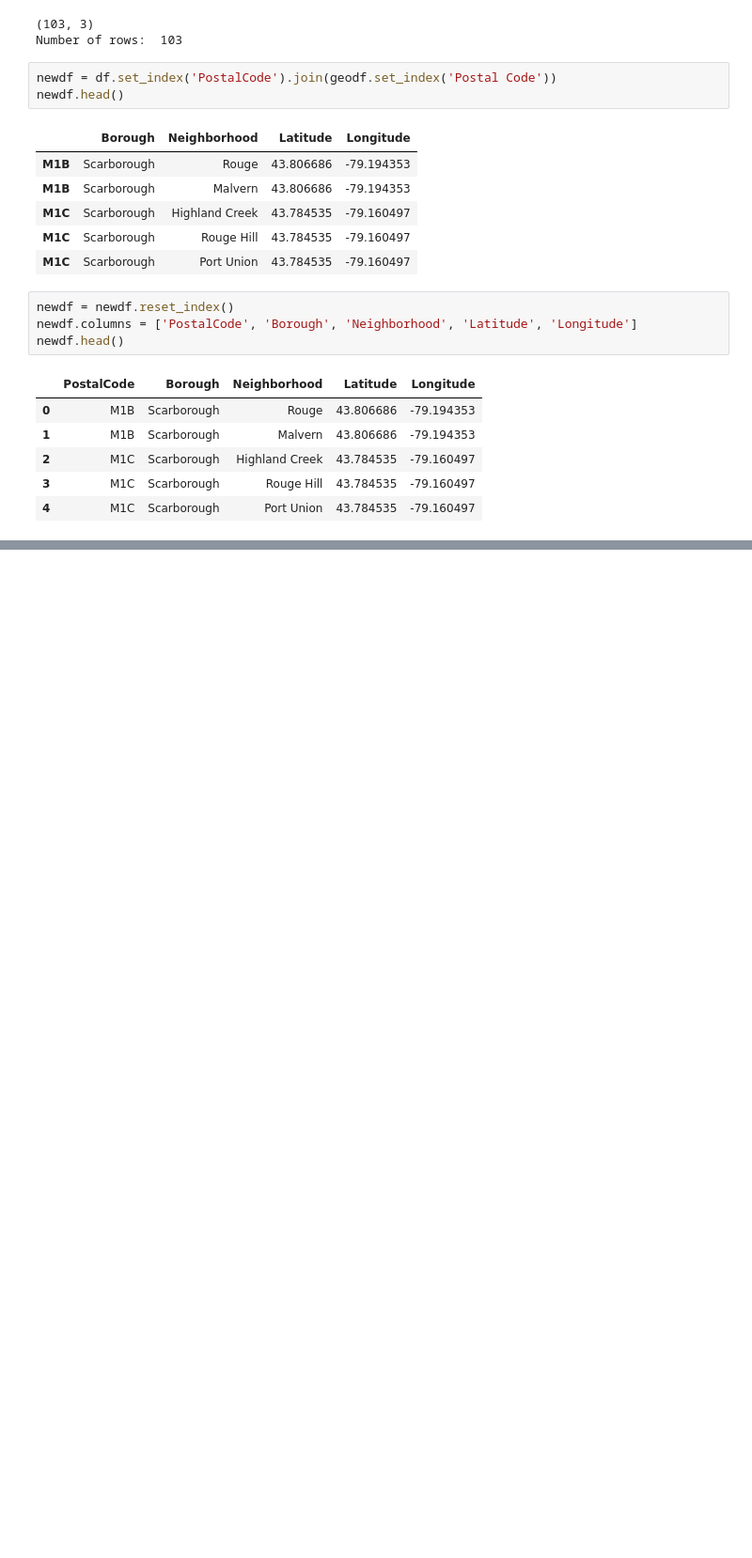
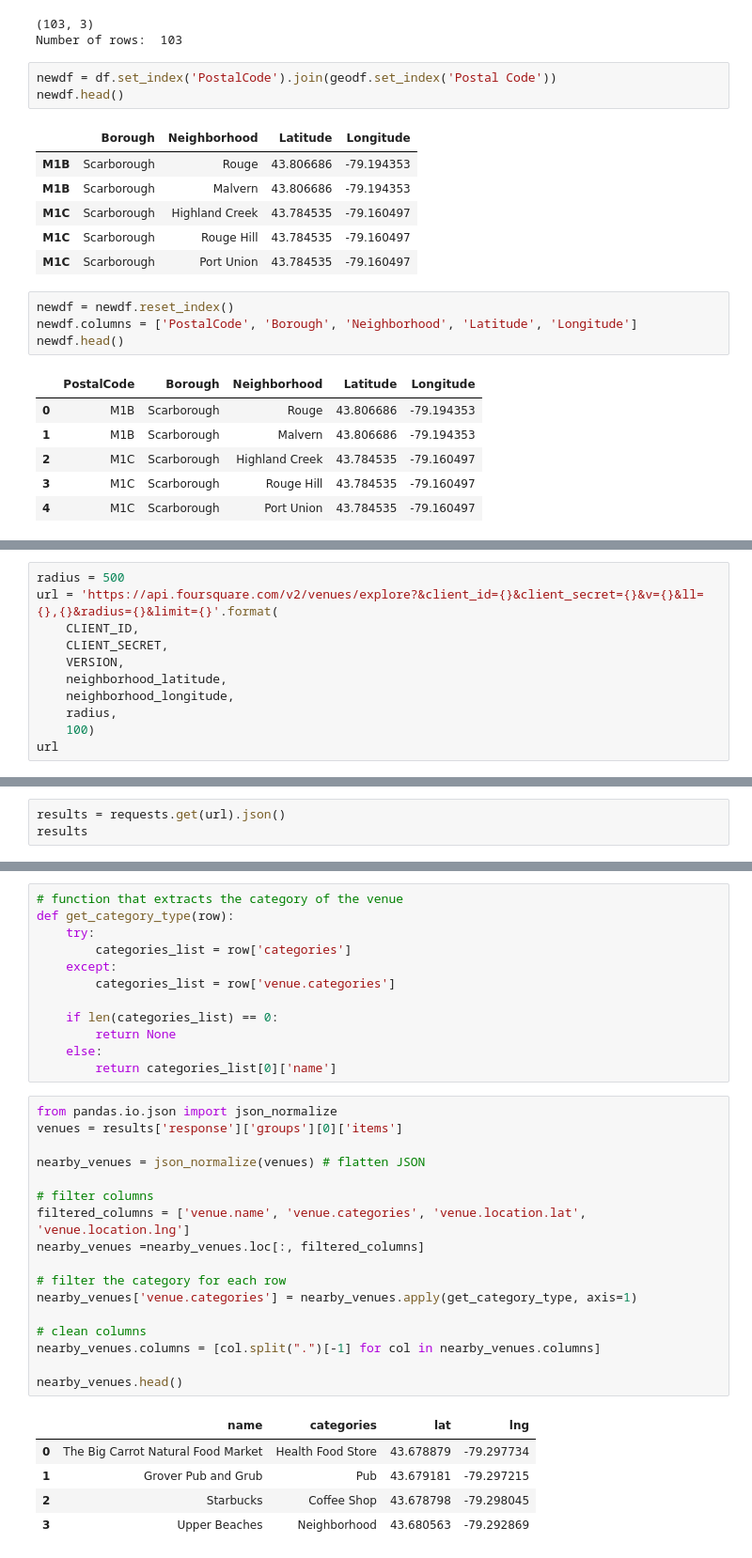
Before and after one commit to SidJain1412/Coursera_Capstone, a Jupyter notebook: Week3_1.ipynb, the cells around one changed output, grey strips where cells are left out. Shown: that part at 94% size. Cells and saved outputs as stored; diff of their text form; blank space fills up the shorter version.

```diff
--- a/Week3_1.ipynb
+++ b/Week3_1.ipynb
@@ -124,0 +234,11 @@ newdf.head()
+# %%
+radius = 500
+url = 'https://api.foursquare.com/v2/venues/explore?&client_id={}&client_secret={}&v={}&ll={},{}&radius={}&limit={}'.format(
+    CLIENT_ID,
+    CLIENT_SECRET,
+    VERSION,
+    neighborhood_latitude,
+    neighborhood_longitude,
+    radius,
+    100)
+url
@@ -124,0 +247,3 @@ newdf.head()
+# %%
+results = requests.get(url).json()
+results
@@ -124,0 +268,35 @@ newdf.head()
+# %%
+# function that extracts the category of the venue
+def get_category_type(row):
+    try:
+        categories_list = row['categories']
+    except:
+        categories_list = row['venue.categories']
+
+    if len(categories_list) == 0:
+        return None
+    else:
+        return categories_list[0]['name']
+# %%
+from pandas.io.json import json_normalize
+venues = results['response']['groups'][0]['items']
+
+nearby_venues = json_normalize(venues) # flatten JSON
+
+# filter columns
+filtered_columns = ['venue.name', 'venue.categories', 'venue.location.lat', 'venue.location.lng']
+nearby_venues =nearby_venues.loc[:, filtered_columns]
+
+# filter the category for each row
+nearby_venues['venue.categories'] = nearby_venues.apply(get_category_type, axis=1)
+
+# clean columns
+nearby_venues.columns = [col.split(".")[-1] for col in nearby_venues.columns]
+
+nearby_venues.head()
+# %% [output]
+|  | name | categories | lat | lng |
+| 0 | The Big Carrot Natural Food Market | Health Food Store | 43.678879 | -79.297734 |
+| 1 | Grover Pub and Grub | Pub | 43.679181 | -79.297215 |
+| 2 | Starbucks | Coffee Shop | 43.678798 | -79.298045 |
+| 3 | Upper Beaches | Neighborhood | 43.680563 | -79.292869 |
```
Also changed, not shown: parts of 15 cells of this notebook.
